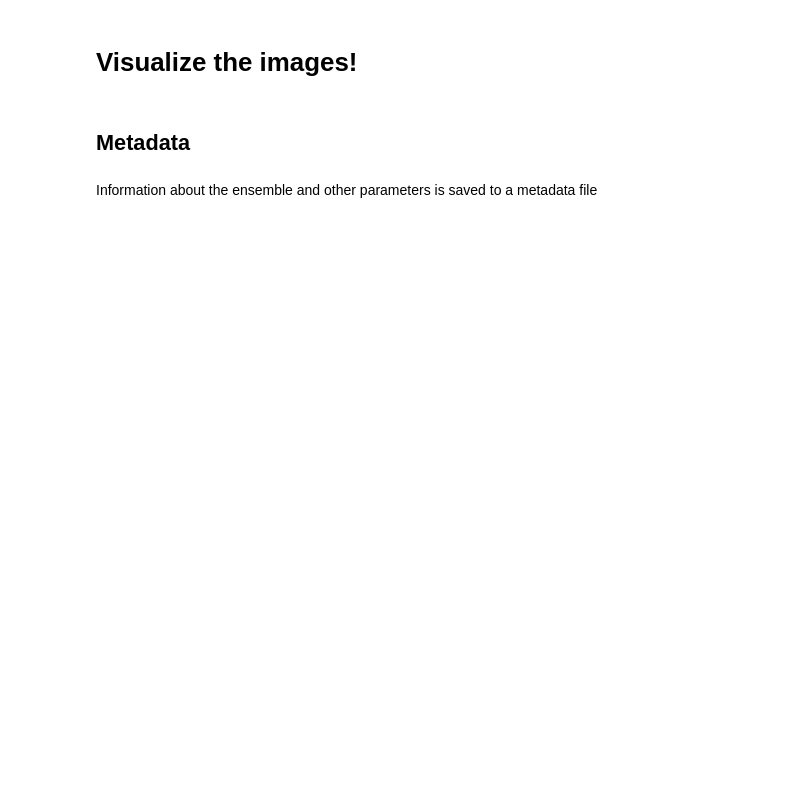
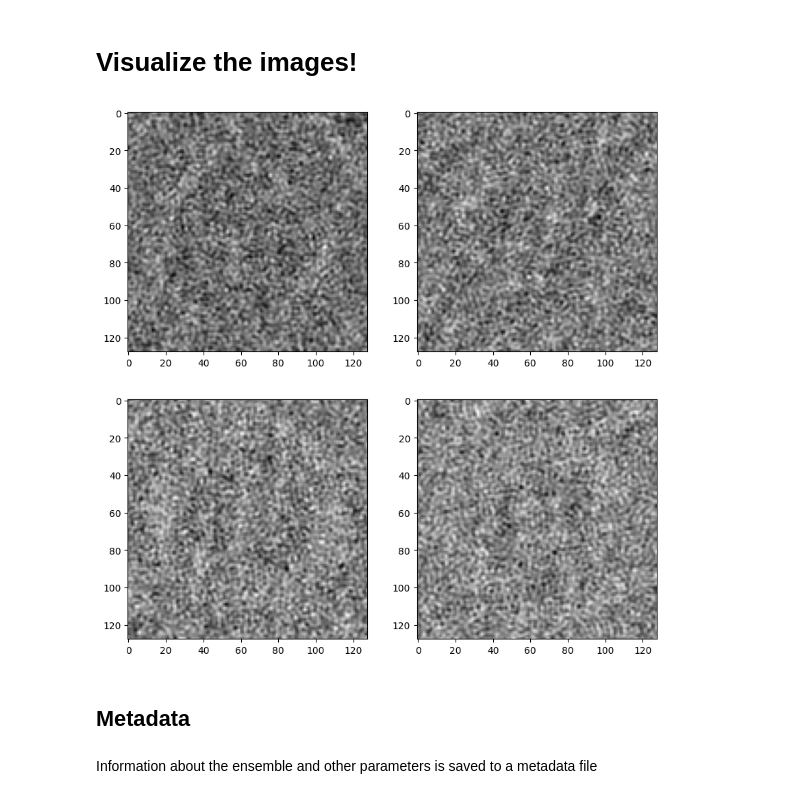
Before and after one commit to flatironinstitute/cryojax-ensemble-optimization, a Jupyter notebook: tutorial/data_generation/generate_and_visualize_data.ipynb, the cells around one changed output. Saved outputs shown, nothing was run; the diff lists cells and outputs as text; code cells hidden in the pictures; blank space fills up the shorter version.

```diff
--- a/tutorial/data_generation/generate_and_visualize_data.ipynb
+++ b/tutorial/data_generation/generate_and_visualize_data.ipynb
@@ -27,25 +47,29 @@ or using jupyter notebook utilities (might fail on some systems):
 # Visualize the images!
 # %%
 stack_dataset = RelionParticleStackDataset(
-    RelionParticleParameterDataset(
+    RelionParticleParameterFile(
         path_to_starfile=config["path_to_starfile"],
-        path_to_relion_project=config["path_to_relion_project"],
+        mode="r",
         loads_envelope=False,
-    )
+    ),
+    path_to_relion_project=config["path_to_relion_project"],
+    mode="r",
 )
 # %%
 lowpass_filter = LowpassFilter(
-    stack_dataset[0].parameters.instrument_config.frequency_grid_in_pixels,
+    stack_dataset[0]["parameters"]["instrument_config"].frequency_grid_in_pixels,
     frequency_cutoff_fraction=0.7,
 )
 # %%
 fig, ax = plt.subplots(2, 2, figsize=(10, 10))
 
-images = stack_dataset[0:4].images
+images = stack_dataset[0:4]["images"]
 images = irfftn(lowpass_filter(rfftn(images)))
 
 for i in range(4):
     ax.flatten()[i].imshow(images[i], cmap="gray")
+# %% [output]
+[figure, added]
 # %% [markdown]
 ## Metadata
 # %% [markdown]
```
Also changed, not shown: parts of 6 cells of this notebook, 7 other files.
